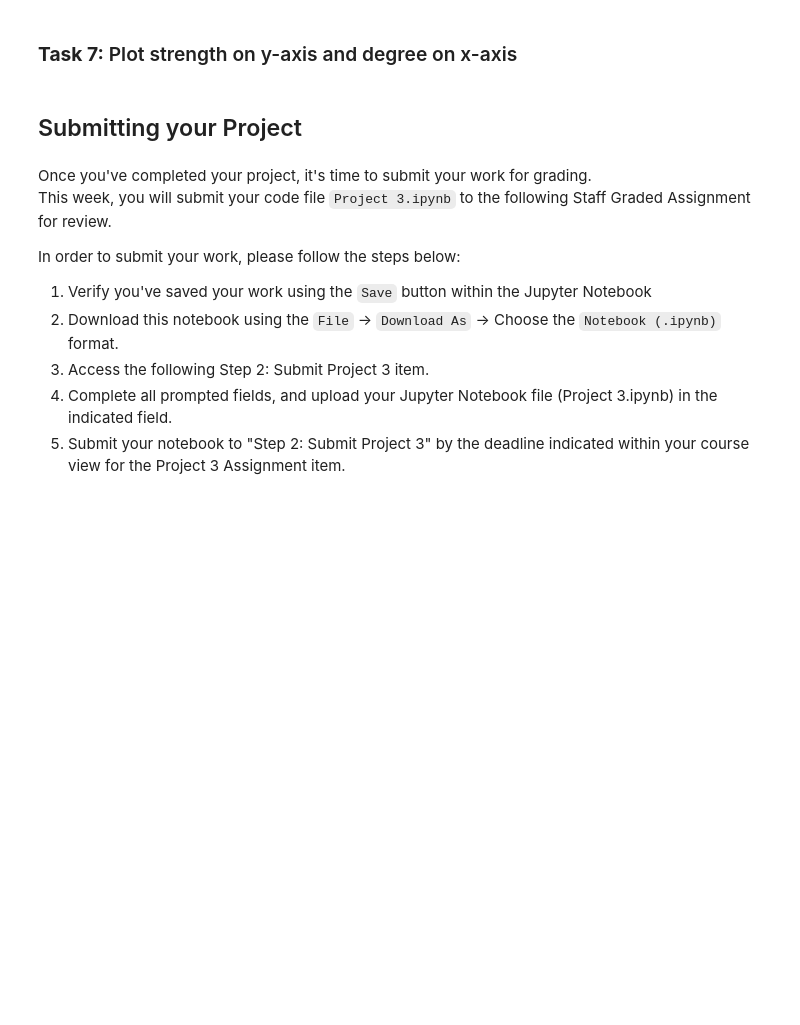
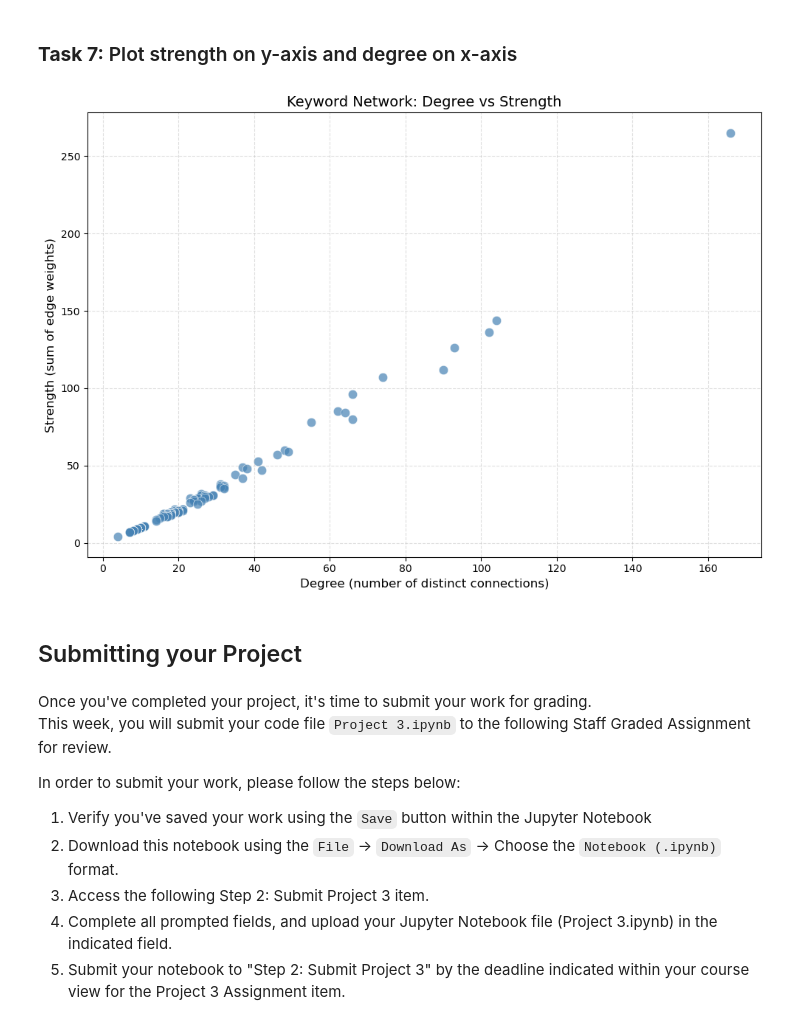
Before and after one commit to Ivory-Uche/School-Project-3, a Jupyter notebook: Project 3.ipynb, the cells around one changed output. Drawn from its saved outputs; the diff is of its cells as text; code cells hidden in the pictures; blank space fills up the shorter version.

Commit message:
Plot strength on y-axis and degree on x-axis

```diff
--- a/Project 3.ipynb
+++ b/Project 3.ipynb
@@ -274,3 +303,21 @@ Rank  Top 10 by Degree                   Degree  Top 10 by Strength
+# %%
+## YOUR CODE HERE
+fig, ax = plt.subplots(figsize=(10, 7))
+
+x = metrics_df["Degree"]
+y = metrics_df["Strength"]
+
+ax.scatter(x, y, color="steelblue", alpha=0.7, edgecolors="white", linewidths=0.5, s=80)
+
+ax.set_xlabel("Degree (number of distinct connections)", fontsize=12)
+ax.set_ylabel("Strength (sum of edge weights)", fontsize=12)
+ax.set_title("Keyword Network: Degree vs Strength", fontsize=14)
+ax.grid(True, linestyle="--", alpha=0.4)
+
+plt.tight_layout()
+plt.show()
+# %% [output]
+[figure, added]
 # %% [markdown]
 ## Submitting your Project
 # %% [markdown]
```
Also changed, not shown: parts of 4 cells of this notebook.
